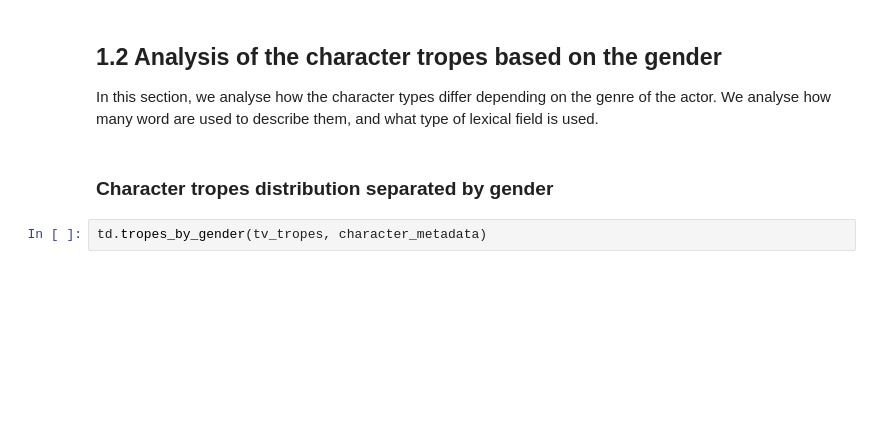
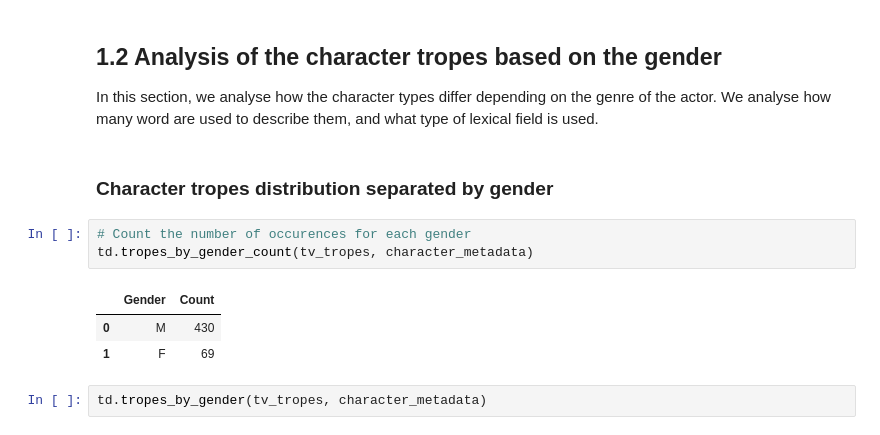
Before and after one commit to epfl-ada/ada-2024-project-data_brigada, a Jupyter notebook: results.ipynb, the cells around one changed output. Cells and saved outputs as stored; diff of their text form; blank space fills up the shorter version.

```diff
--- a/results.ipynb
+++ b/results.ipynb
@@ -51,6 +79,13 @@ td.tropes_by_genre(tv_tropes, movie_metadata)
 In this section, we analyse how the character types differ depending on the genre of the actor. We analyse how many word are used to describe them, and what type of lexical field is used.
 # %% [markdown]
 ### Character tropes distribution separated by gender
+# %%
+# Count the number of occurences for each gender
+td.tropes_by_gender_count(tv_tropes, character_metadata)
+# %% [output]
+|  | Gender | Count |
+| 0 | M | 430 |
+| 1 | F | 69 |
 # %%
 td.tropes_by_gender(tv_tropes, character_metadata)
 # %% [output]
```
Also changed, not shown: parts of 8 cells of this notebook, 2 other files.
